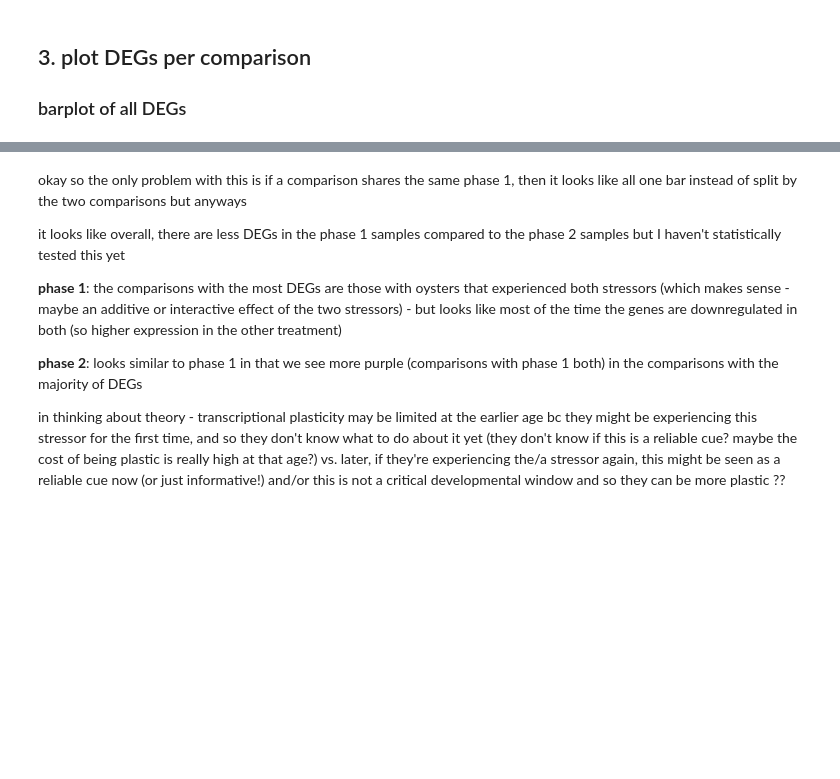
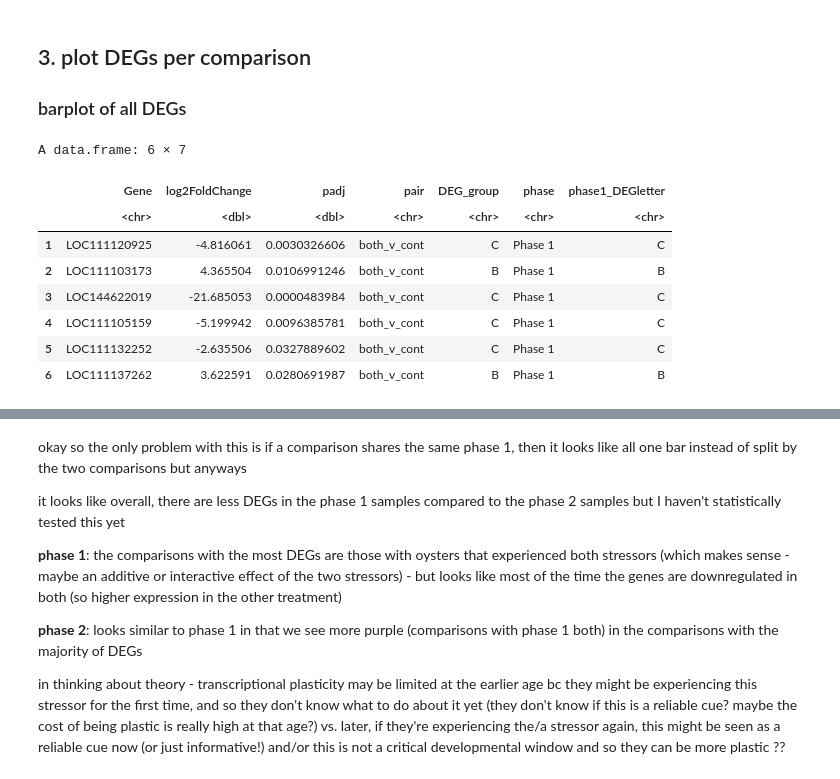
Before and after one commit to jgmcdonough/CE24_RNA-seq, a Jupyter notebook: analysis/diff_expression/deg_plasticity.ipynb, the cells around one changed output, grey strips where cells are left out. Saved outputs shown, nothing was run; the diff lists cells and outputs as text; code cells hidden in the pictures; blank space fills up the shorter version.

```diff
--- a/analysis/diff_expression/deg_plasticity.ipynb
+++ b/analysis/diff_expression/deg_plasticity.ipynb
@@ -166,5 +162,17 @@ A data.frame: 6 × 6
 ## 3. plot DEGs per comparison
 
 ### barplot of all DEGs
+# %%
+head(deg.all)
+# %% [output]
+A data.frame: 6 × 7
+|  | Gene | log2FoldChange | padj | pair | DEG_group | phase | phase1_DEGletter |
+|  | <chr> | <dbl> | <dbl> | <chr> | <chr> | <chr> | <chr> |
+| 1 | LOC111120925 | -4.816061 | 0.0030326606 | both_v_cont | C | Phase 1 | C |
+| 2 | LOC111103173 | 4.365504 | 0.0106991246 | both_v_cont | B | Phase 1 | B |
+| 3 | LOC144622019 | -21.685053 | 0.0000483984 | both_v_cont | C | Phase 1 | C |
+| 4 | LOC111105159 | -5.199942 | 0.0096385781 | both_v_cont | C | Phase 1 | C |
+| 5 | LOC111132252 | -2.635506 | 0.0327889602 | both_v_cont | C | Phase 1 | C |
+| 6 | LOC111137262 | 3.622591 | 0.0280691987 | both_v_cont | B | Phase 1 | B |
 # %%
 options(repr.plot.height = 7, repr.plot.width = 20)
```
Also changed, not shown: parts of 4 cells of this notebook.
